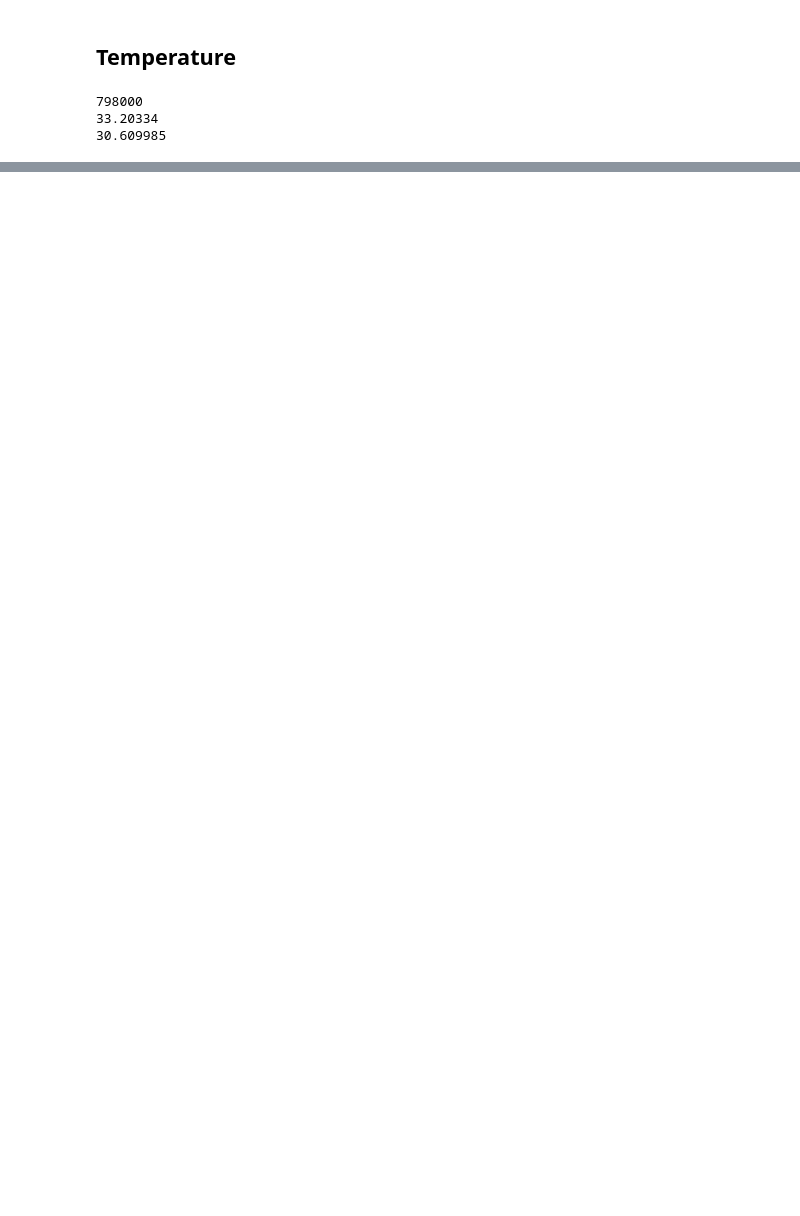
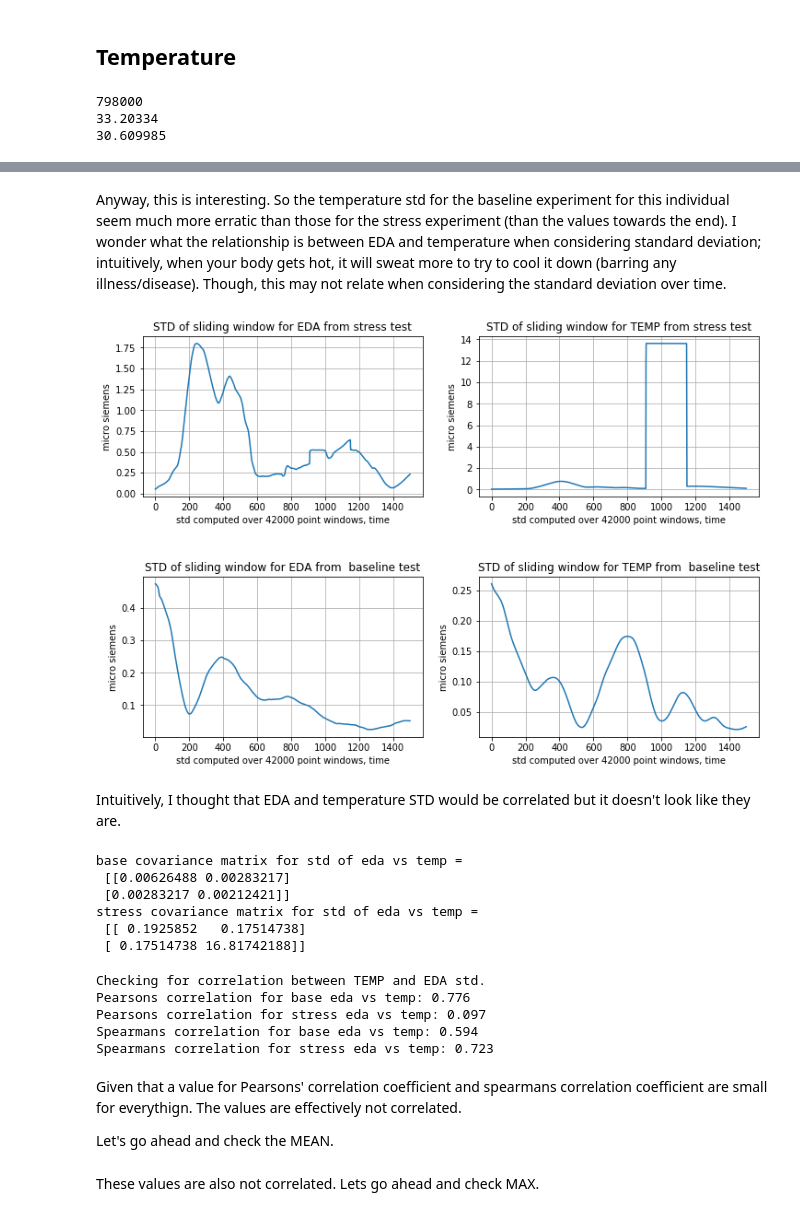
Before and after one commit to BradySheehan/wesad_experiments, a Jupyter notebook: notebooks/features.ipynb, the cells around one changed output, grey strips where cells are left out. Saved outputs shown, nothing was run; the diff lists cells and outputs as text; code cells hidden in the pictures; blank space fills up the shorter version.

```diff
--- a/notebooks/features.ipynb
+++ b/notebooks/features.ipynb
@@ -113,0 +219,76 @@ print(dynamic_range[1:5])
+# %% [markdown]
+Anyway, this is interesting. So the temperature std for the baseline experiment for this individual seem much more erratic than those for the stress experiment (than the values towards the end). I wonder what the relationship is between EDA and temperature when considering standard deviation; intuitively, when your body gets hot, it will sweat more to try to cool it down (barring any illness/disease). Though, this may not relate when considering the standard deviation over time.
+# %%
+fig = plt.figure(figsize=(12,8))
+fig.subplots_adjust(hspace=.5)
+
+ax221 = plt.subplot(2, 2, 1)
+ax221.plot(list(range_to_plot), eda_features_stress['std'][0:max(range_to_plot)+1])
+
+ax221.set(xlabel='std computed over 42000 point windows, time', ylabel = 'micro siemens',
+        title = 'STD of sliding window for EDA from stress test')
+ax221.grid()
+
+
+ax223 = plt.subplot(2, 2, 3)
+ax223.plot(list(range_to_plot), eda_features_base['std'][0:max(range_to_plot)+1])
+
+ax223.set(xlabel='std computed over 42000 point windows, time', ylabel = 'micro siemens',
+       title = 'STD of sliding window for EDA from  baseline test')
+ax223.grid()
+
+ax222 = plt.subplot(2, 2, 2)
+ax222.plot(list(range_to_plot), temp_features_stress['std'][0:max(range_to_plot)+1])
+
+ax222.set(xlabel='std computed over 42000 point windows, time', ylabel = 'micro siemens',
+        title = 'STD of sliding window for TEMP from stress test')
+ax222.grid()
+
+
+ax224 = plt.subplot(2, 2, 4)
+ax224.plot(list(range_to_plot), temp_features_base['std'][0:max(range_to_plot)+1])
+
+ax224.set(xlabel='std computed over 42000 point windows, time', ylabel = 'micro siemens',
+       title = 'STD of sliding window for TEMP from  baseline test')
+ax224.grid()
+plt.show()
+# %% [output]
+[figure, added]
+# %% [markdown]
+Intuitively, I thought that EDA and temperature STD would be correlated but it doesn't look like they are.
+# %%
+cov1 = np.cov(eda_features_base['std'], temp_features_base['std'])
+print('base covariance matrix for std of eda vs temp =\n', cov1)
+cov2 = np.cov(eda_features_stress['std'], temp_features_stress['std'])
+print('stress covariance matrix for std of eda vs temp =\n', cov2)
+# %% [output]
+base covariance matrix for std of eda vs temp =
+ [[0.00626488 0.00283217]
+ [0.00283217 0.00212421]]
+stress covariance matrix for std of eda vs temp =
+ [[ 0.1925852   0.17514738]
+ [ 0.17514738 16.81742188]]
+# %%
+from scipy.stats import pearsonr
+
+print("Checking for correlation between TEMP and EDA std.")
+corr1, _ = pearsonr(eda_features_base['std'], temp_features_base['std'])
+print('Pearsons correlation for base eda vs temp: %.3f' % corr1)
+corr2, _ = pearsonr(eda_features_stress['std'], temp_features_stress['std'])
+print('Pearsons correlation for stress eda vs temp: %.3f' % corr2)
+
+from scipy.stats import spearmanr
+corr3, _ = spearmanr(eda_features_base['std'], temp_features_base['std'])
+print('Spearmans correlation for base eda vs temp: %.3f' % corr3)
+corr4, _ = spearmanr(eda_features_stress['std'], temp_features_stress['std'])
+print('Spearmans correlation for stress eda vs temp: %.3f' % corr4)
+# %% [output]
+Checking for correlation between TEMP and EDA std.
+Pearsons correlation for base eda vs temp: 0.776
+Pearsons correlation for stress eda vs temp: 0.097
+Spearmans correlation for base eda vs temp: 0.594
+Spearmans correlation for stress eda vs temp: 0.723
+# %% [markdown]
+Given that a value for Pearsons' correlation coefficient and spearmans correlation coefficient are small for everythign. The values are effectively not correlated.
+
+Let's go ahead and check the MEAN.
@@ -113,0 +313,2 @@ print(dynamic_range[1:5])
+# %% [markdown]
+These values are also not correlated. Lets go ahead and check MAX.
```
Also changed, not shown: parts of 34 cells of this notebook, 1 other file.
